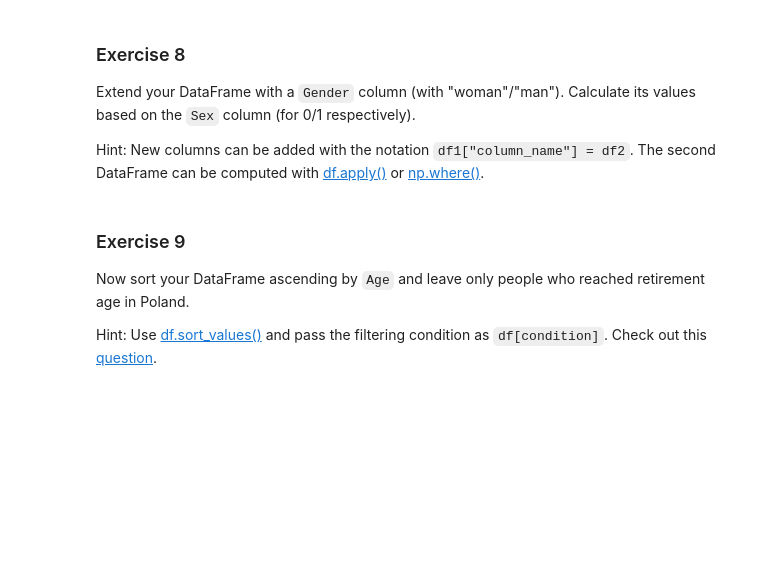
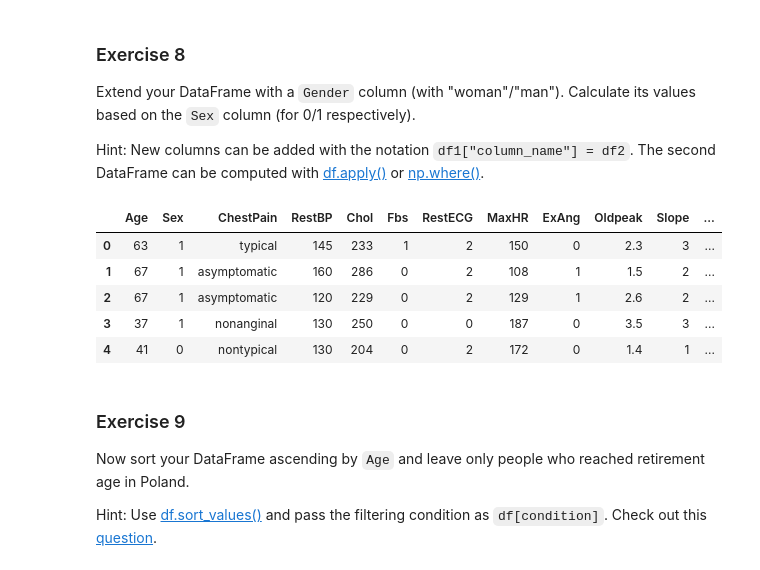
Before and after one commit to sylwia-sapkowska/intro-to-ml, a Jupyter notebook: 1_Introduction,_visualization,_descriptive_statistics_student_version.ipynb, the cells around one changed output. Cells and saved outputs as stored; diff of their text form; code cells hidden in the pictures; blank space fills up the shorter version.

```diff
--- a/1_Introduction,_visualization,_descriptive_statistics_student_version.ipynb
+++ b/1_Introduction,_visualization,_descriptive_statistics_student_version.ipynb
@@ -280,0 +374,7 @@ Hint: Use [df.fillna()](https://pandas.pydata.org/docs/reference/api/pandas.Data
+# %%
+df.fillna(df.mean(numeric_only=True), inplace=True)
+cat_cols = ["ChestPain", "Thal", "AHD"]
+for col in cat_cols:
+    mode_val = df[col].mode().iloc[0]
+    df[col] = df[col].fillna(mode_val)
+print(df.head())
@@ -285,6 +392,15 @@ Extend your DataFrame with a `Gender` column (with "woman"/"man"). Calculate its
 Hint: New columns can be added with the notation `df1["column_name"] = df2`. The second DataFrame can be computed with [df.apply()](https://pandas.pydata.org/docs/reference/api/pandas.DataFrame.apply.html) or [np.where()](https://numpy.org/doc/stable/reference/generated/numpy.where.html).
 # %%
 # Put your code here
+df["Gender"] = np.where(df["Sex"] == 0, "woman", "man")
+df.head()
+# %% [output]
+|  | Age | Sex | ChestPain | RestBP | Chol | Fbs | RestECG | MaxHR | ExAng | Oldpeak | Slope | ... |
+| 0 | 63 | 1 | typical | 145 | 233 | 1 | 2 | 150 | 0 | 2.3 | 3 | ... |
+| 1 | 67 | 1 | asymptomatic | 160 | 286 | 0 | 2 | 108 | 1 | 1.5 | 2 | ... |
+| 2 | 67 | 1 | asymptomatic | 120 | 229 | 0 | 2 | 129 | 1 | 2.6 | 2 | ... |
+| 3 | 37 | 1 | nonanginal | 130 | 250 | 0 | 0 | 187 | 0 | 3.5 | 3 | ... |
+| 4 | 41 | 0 | nontypical | 130 | 204 | 0 | 2 | 172 | 0 | 1.4 | 1 | ... |
 # %% [markdown]
 ### Exercise 9 ###
 Now sort your DataFrame ascending by `Age` and leave only people who reached retirement age in Poland.
```
Also changed, not shown: parts of 23 cells of this notebook.
